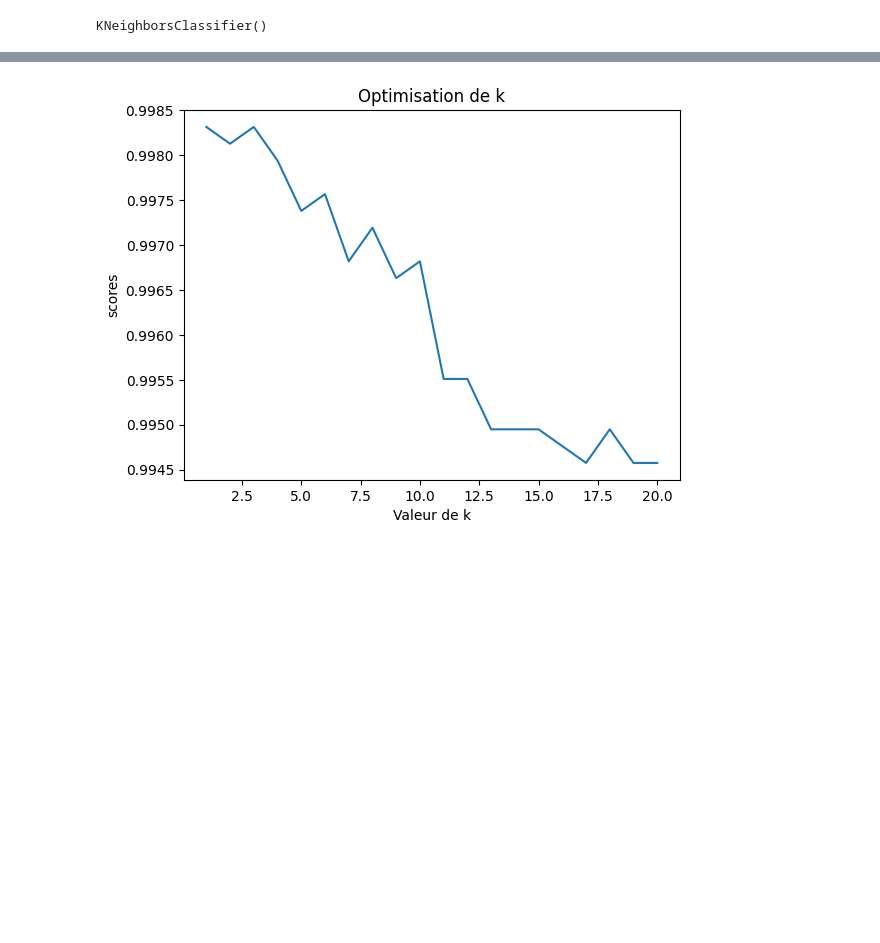
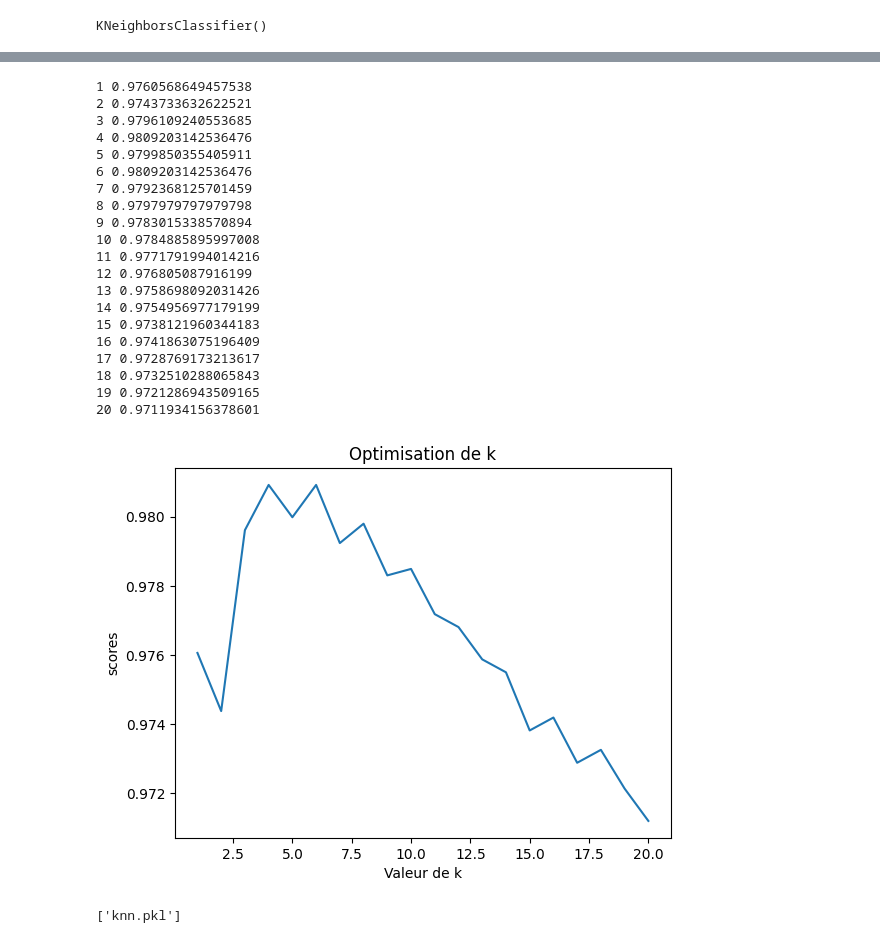
Before and after one commit to lamya-maaou/Ai_Model_For_Lettering, a Jupyter notebook: Models/KNNModel/notebooks/01_modele_knn_lettrage.ipynb, the cells around one changed output, grey strips where cells are left out. Cells and saved outputs as stored; diff of their text form; code cells hidden in the pictures; blank space fills up the shorter version.

Commit message:
save and update models

```diff
--- a/Models/KNNModel/notebooks/01_modele_knn_lettrage.ipynb
+++ b/Models/KNNModel/notebooks/01_modele_knn_lettrage.ipynb
@@ -21,12 +22,11 @@ df.head()
 # %%
 #Etape de préparation
 target_col = 'etiquette'  # adapte au nom de ta colonne cible
-X = df.drop(columns=[target_col], errors='ignore')
+X = df.drop(columns=[target_col,"Unnamed: 0"], errors='ignore')
 y = df[target_col]
 # %%
 #Etape Split
 X_train , X_test , y_train , y_test = train_test_split(X,y,test_size=0.2 , random_state=42)
-X_train, X_test, y_train, y_test = train_test_split(df,y,test_size=0.2,random_state=42)
 scaler = StandardScaler()
 X_train = scaler.fit_transform(X_train)
 X_test = scaler.transform(X_test)
@@ -38,7 +33,7 @@ X_test_scaled = scaler.transform(X_test)
 # %%
 #Etpe d'entrainement KNN
 knn = KNeighborsClassifier(n_neighbors=5)
-knn.fit(X_train_scaled , y_train)
+knn.fit(X_train , y_train)
 # %% [output]
 KNeighborsClassifier()
 # %%
@@ -65,15 +63,41 @@ confusion_matrix:
 # %%
 #Etape d'optimisation de K
 scores = []
 for k in range(1,21):
     model = KNeighborsClassifier(n_neighbors=k)
-    model.fit(X_train_scaled , y_train)
-    scores.append(model.score(X_test_scaled , y_test))
+    model.fit(X_train , y_train)
+    print(k,model.score(X_test , y_test))
+    scores.append(model.score(X_test , y_test))
 
 plt.plot(range(1,21) , scores)
 plt.xlabel("Valeur de k")
 plt.ylabel("scores")
 plt.title("Optimisation de k")
 plt.show()
 # %% [output]
+1 0.9760568649457538
+2 0.9743733632622521
+3 0.9796109240553685
+4 0.9809203142536476
+5 0.9799850355405911
+6 0.9809203142536476
+7 0.9792368125701459
+8 0.9797979797979798
+9 0.9783015338570894
+10 0.9784885895997008
+11 0.9771791994014216
+12 0.976805087916199
+13 0.9758698092031426
+14 0.9754956977179199
+15 0.9738121960344183
+16 0.9741863075196409
+17 0.9728769173213617
+18 0.9732510288065843
+19 0.9721286943509165
+20 0.9711934156378601
-[figure, old version]
+[figure, new version]
+# %%
+import joblib
+joblib.dump(knn,"knn.pkl")
+# %% [output]
+['knn.pkl']
```
Also changed, not shown: parts of 3 cells of this notebook, 6 other files.
